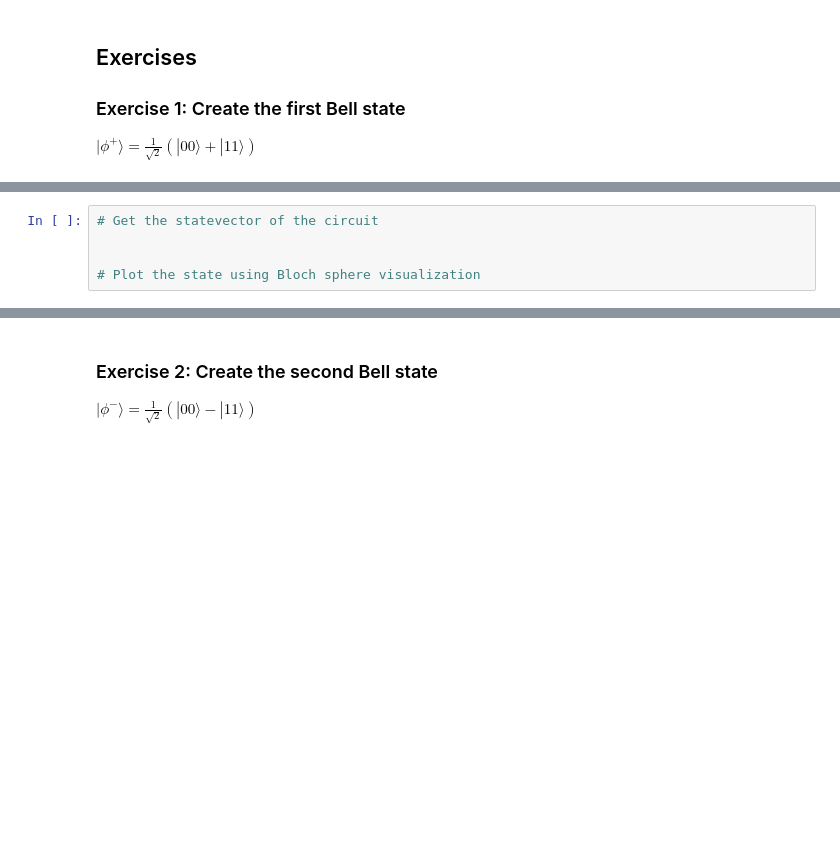
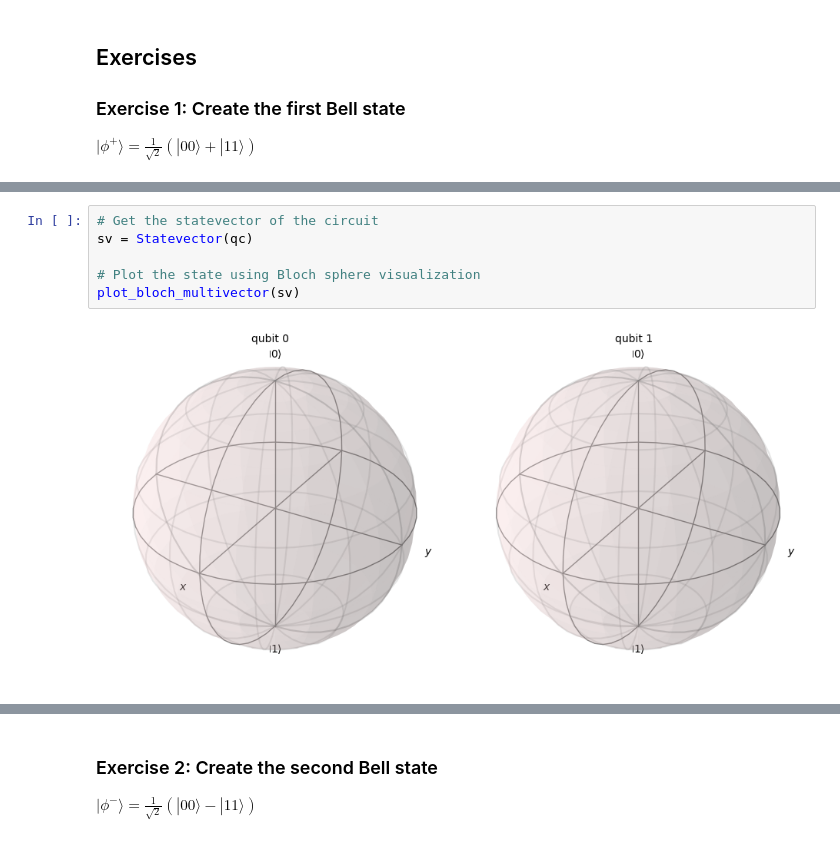
Before and after one commit to dosqas/r2p-quantum-qiskit-exploration, a Jupyter notebook: Quantum_Circuits_and_Gates/01_Hands_on_with_Qiskit_Quantum_Circuits_and_Gates.ipynb, the cells around one changed output, grey strips where cells are left out. Cells and saved outputs as stored; diff of their text form; blank space fills up the shorter version.

```diff
--- a/Quantum_Circuits_and_Gates/01_Hands_on_with_Qiskit_Quantum_Circuits_and_Gates.ipynb
+++ b/Quantum_Circuits_and_Gates/01_Hands_on_with_Qiskit_Quantum_Circuits_and_Gates.ipynb
@@ -173,7 +198,10 @@ $ |\phi^+ \rangle = \frac{1}{\sqrt 2}(|00 \rangle + |11 \rangle) $
 # %%
 # Get the statevector of the circuit
-
+sv = Statevector(qc)
 
 # Plot the state using Bloch sphere visualization
+plot_bloch_multivector(sv)
+# %% [output]
+[figure, added]
 # %%
 # Plot the state using qsphere visualization
```
Also changed, not shown: parts of 25 cells of this notebook, 1 other file.
